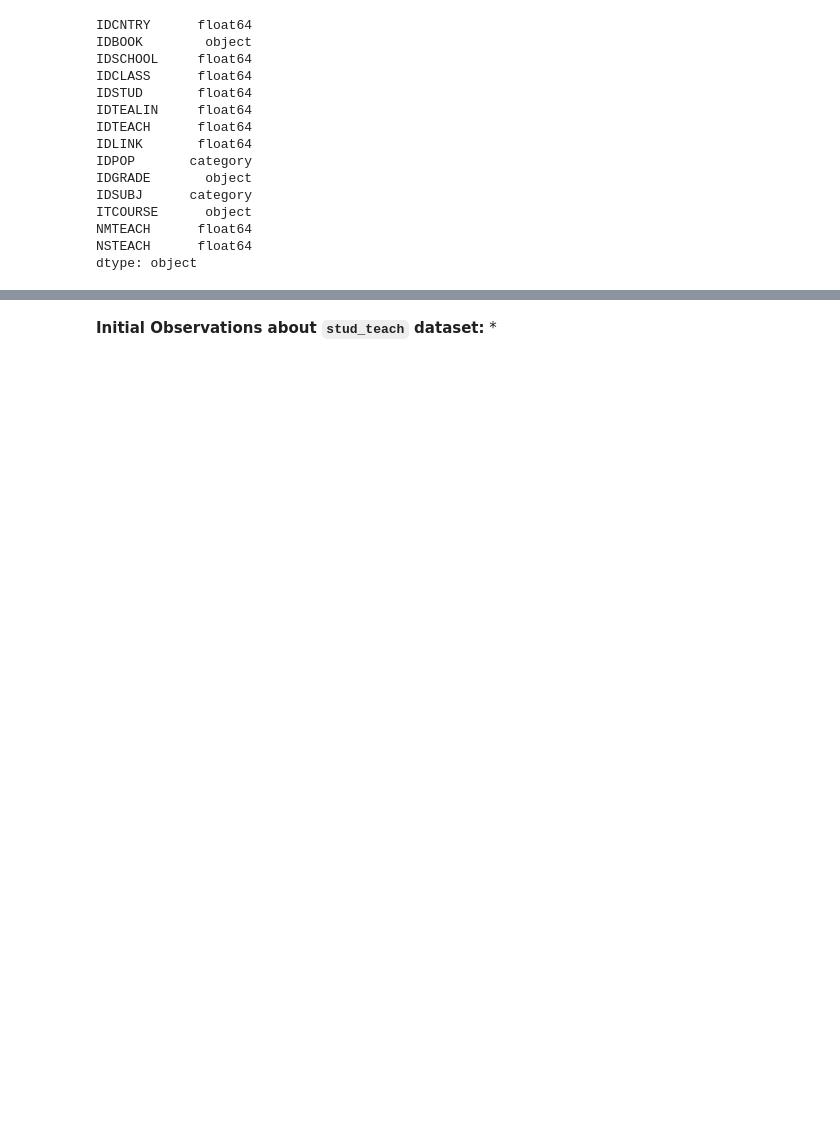
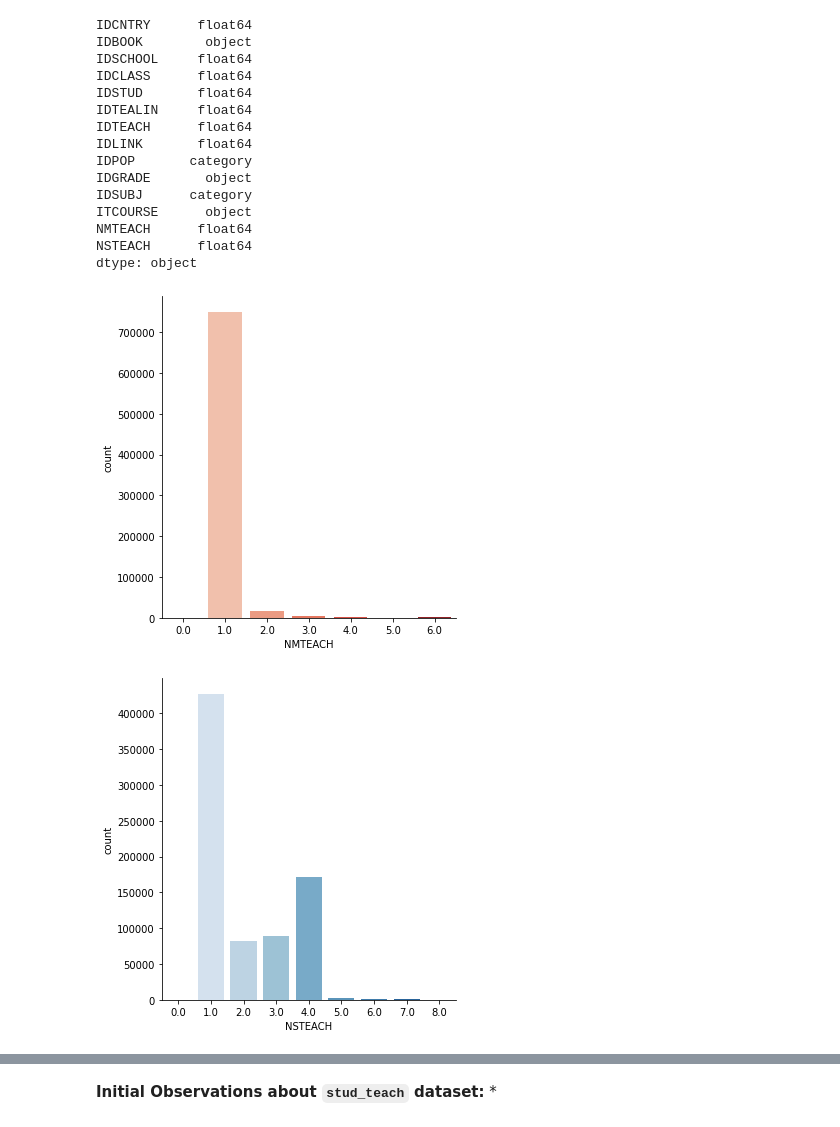
Before and after one commit to sjhaluck/TIMSS-Data-Science, a Jupyter notebook: TIMSS Exploration.ipynb, the cells around one changed output, grey strips where cells are left out. Saved outputs shown, nothing was run; the diff lists cells and outputs as text; code cells hidden in the pictures; blank space fills up the shorter version.

```diff
--- a/TIMSS Exploration.ipynb
+++ b/TIMSS Exploration.ipynb
@@ -472,3 +497,9 @@ ITCOURSE      object
 NMTEACH      float64
 NSTEACH      float64
 dtype: object
+# %%
+sns.catplot(x='NMTEACH', kind='count', palette='Reds', data=stud_teach);
+sns.catplot(x='NSTEACH', kind='count', palette='Blues', data=stud_teach);
+# %% [output]
+[figure, added]
+[figure, added]
```
Also changed, not shown: parts of 5 cells of this notebook.
